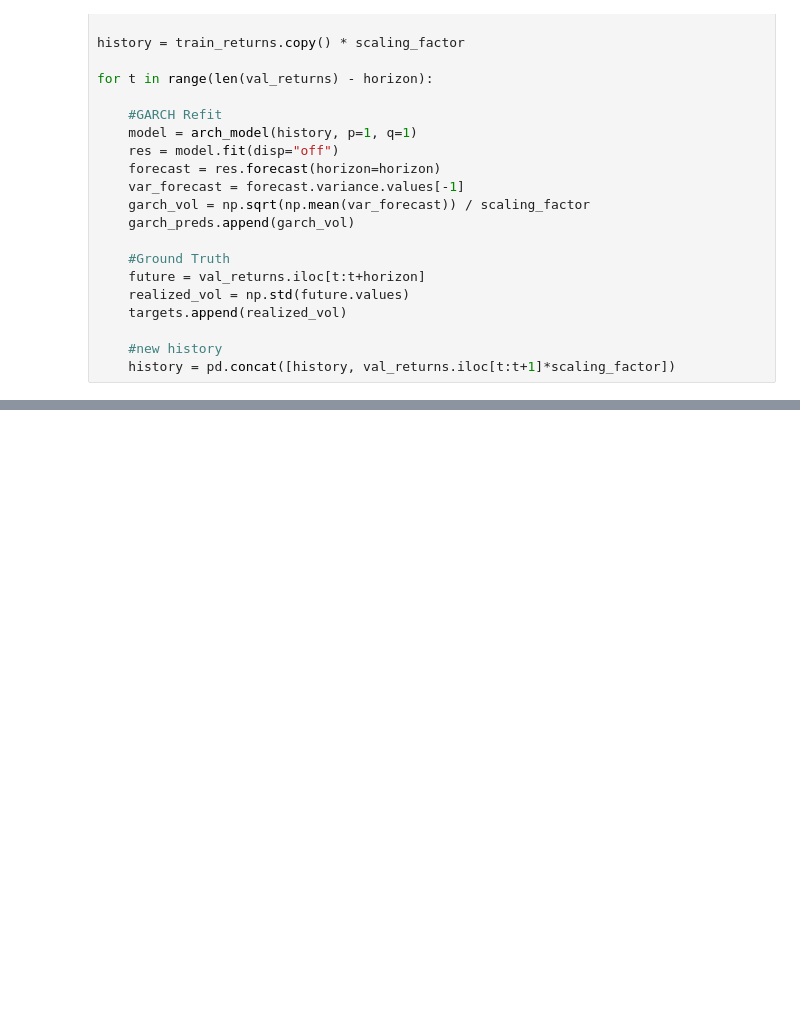
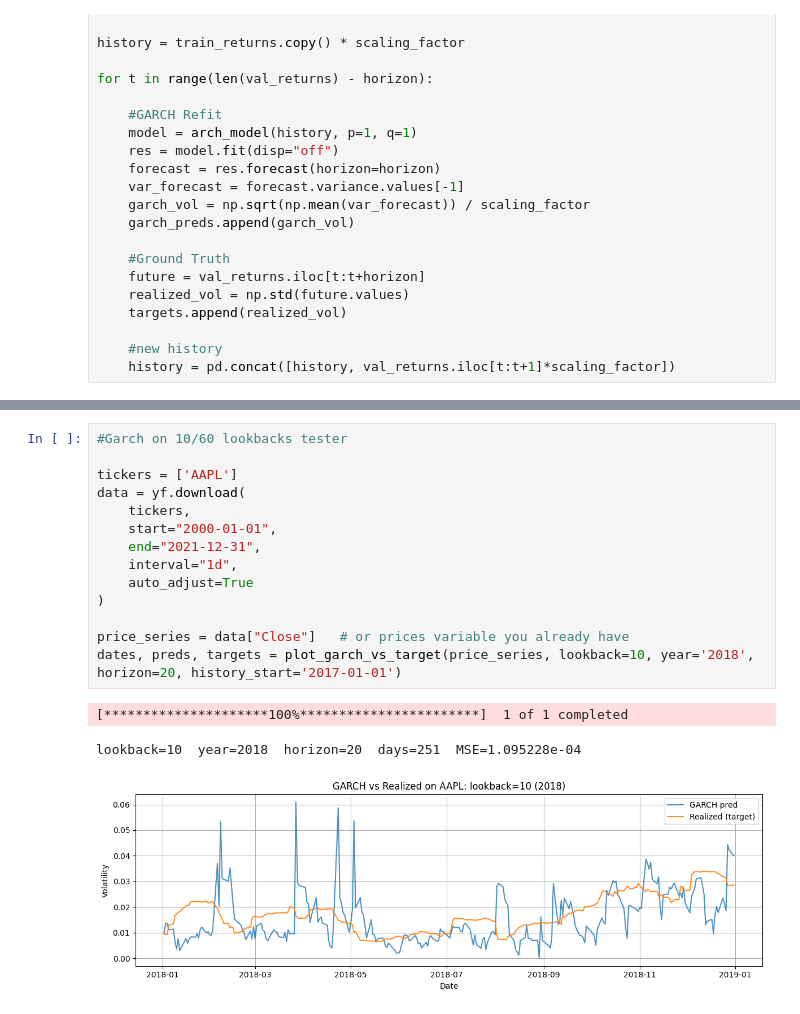
Before and after one commit to vikbellamkonda/CS7643-Final-Project, a Jupyter notebook: GARCH_Baseline.ipynb, the cells around one changed output, grey strips where cells are left out. Drawn from its saved outputs; the diff is of its cells as text; blank space fills up the shorter version.

```diff
--- a/GARCH_Baseline.ipynb
+++ b/GARCH_Baseline.ipynb
@@ -121,0 +193,18 @@ GARCH MSE: 4.5644842678717786e-05
+# %%
+#Garch on 10/60 lookbacks tester
+
+tickers = ['AAPL']
+data = yf.download(
+    tickers,
+    start="2000-01-01",
+    end="2021-12-31",
+    interval="1d",
+    auto_adjust=True
+)
+
+price_series = data["Close"]   # or prices variable you already have
+dates, preds, targets = plot_garch_vs_target(price_series, lookback=10, year='2018', horizon=20, history_start='2017-01-01')
+# %% [output]
+[*********************100%***********************]  1 of 1 completed
+lookback=10  year=2018  horizon=20  days=251  MSE=1.095228e-04
+[figure, added]
```
Also changed, not shown: parts of 6 cells of this notebook.
